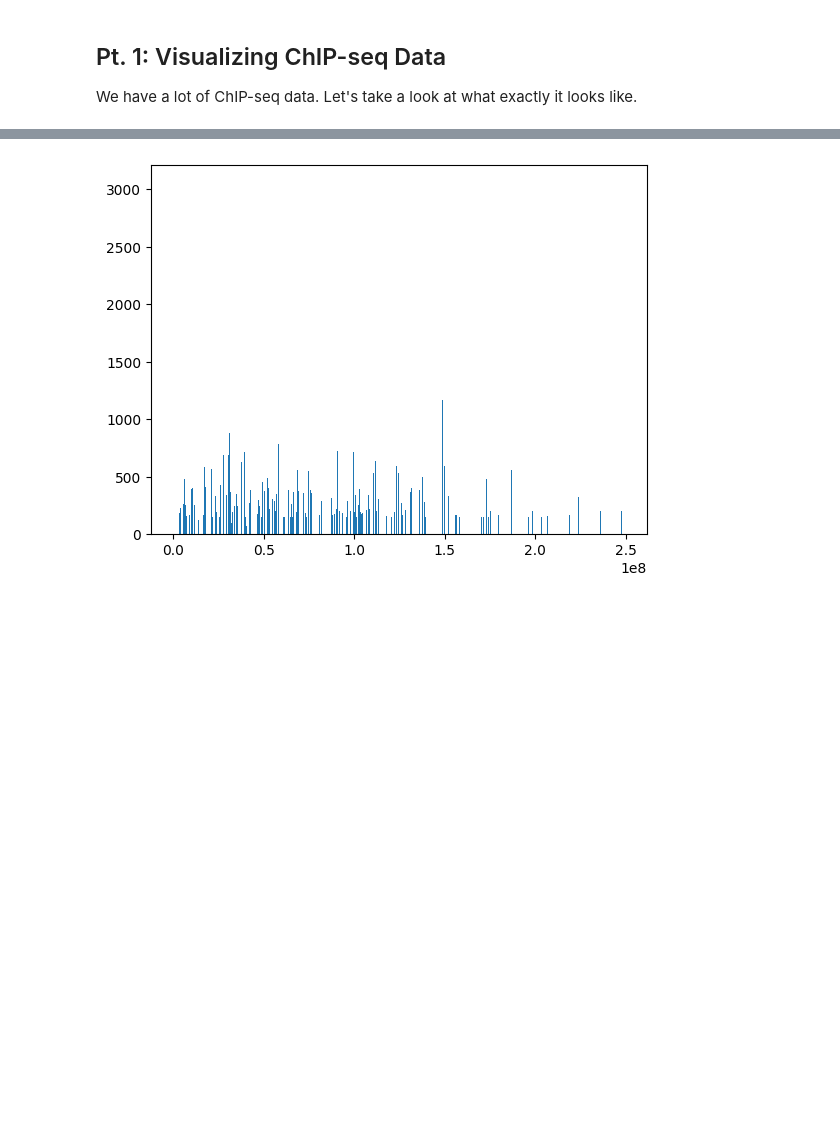
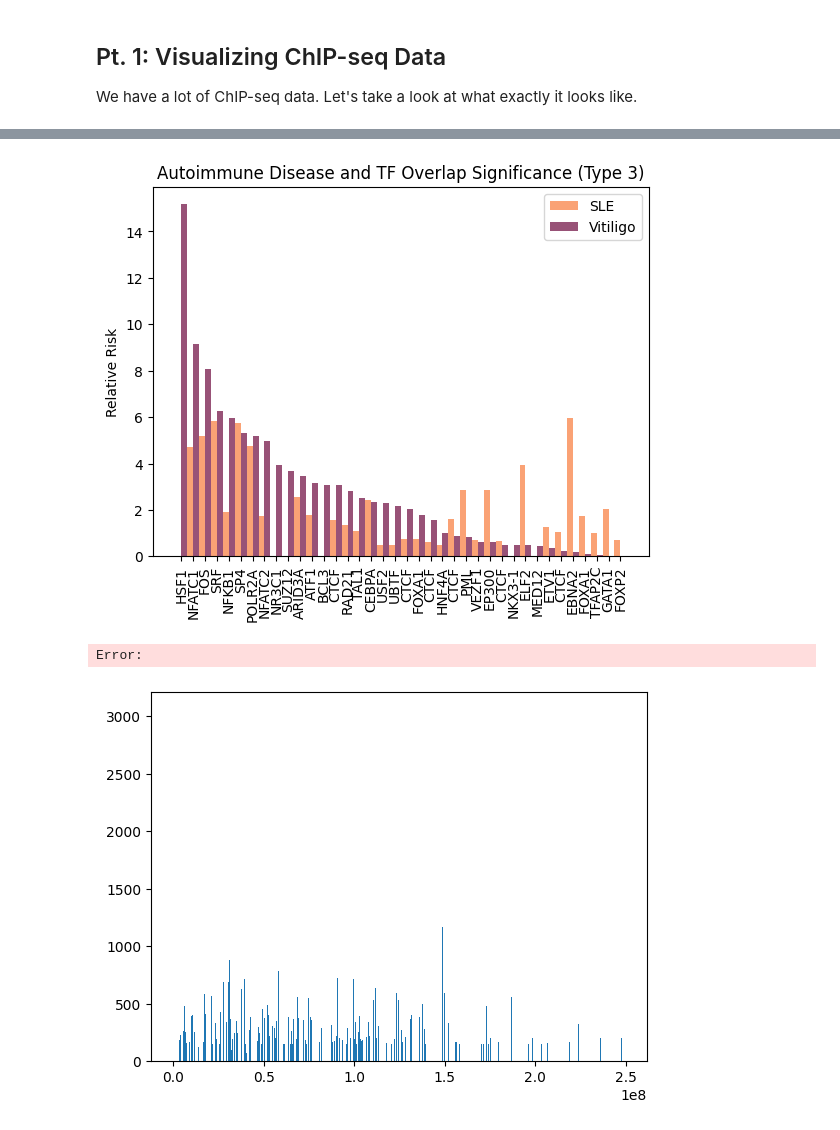
Before and after one commit to html1101/RELI-Analysis, a Jupyter notebook: visualize.ipynb, the cells around one changed output, grey strips where cells are left out. Cells and saved outputs as stored; diff of their text form; code cells hidden in the pictures; blank space fills up the shorter version.

```diff
--- a/visualize.ipynb
+++ b/visualize.ipynb
@@ -36,0 +215,3 @@ new_data[:10], num_bins
+# %%
+info.sort(reverse=True)
+info
@@ -37,3 +236,27 @@ new_data[:10], num_bins
+# %%
+ax = plt.subplot(111)
+info = np.array(info[:-1])
+vitiligo = [float(x) for x in info[:,0]]
+sle = [float(x) for x in info[:,1]]
+# pbc = [float(x) for x in info[:,2]]
+# ra = [float(x) for x in info[:,3]]
+
+x = np.array(list(range(len(vitiligo))))
+ax.set_ylabel("Relative Risk")
+plt.xticks(x, [x.split(" - ")[0] for x in info[:,2]], rotation=90)
+# plt.yticks([y for y in range(max(sle))])
+ax.bar(x - 0.25, sle, width=0.5, color='#FAA275', align='center', label="SLE")
+ax.bar(x + 0.25, vitiligo, width=0.5, color='#985277', align='center', label="Vitiligo")
+# ax.bar(x + 0.05, pbc, width=0.1, color='#C33C54', align='center', label="PBC (Type 2)")
+# ax.bar(x + 0.15, ra, width=0.1, color='#FCD0A1', align='center', label="RA (Type 2)")
+
+ax.set_title("Autoimmune Disease and TF Overlap Significance (Type 3)")
+ax.legend(loc="best")
+plt.savefig("relative_risk_sle_vitiligo.png")
+plt.show()
+# %% [output]
+[figure, added]
+Error:
 # %%
 plt.hist(new_data, bins=num_bins)
 plt.savefig(F"{sample}.png")
```
Also changed, not shown: parts of 11 cells of this notebook, 26 other files.
